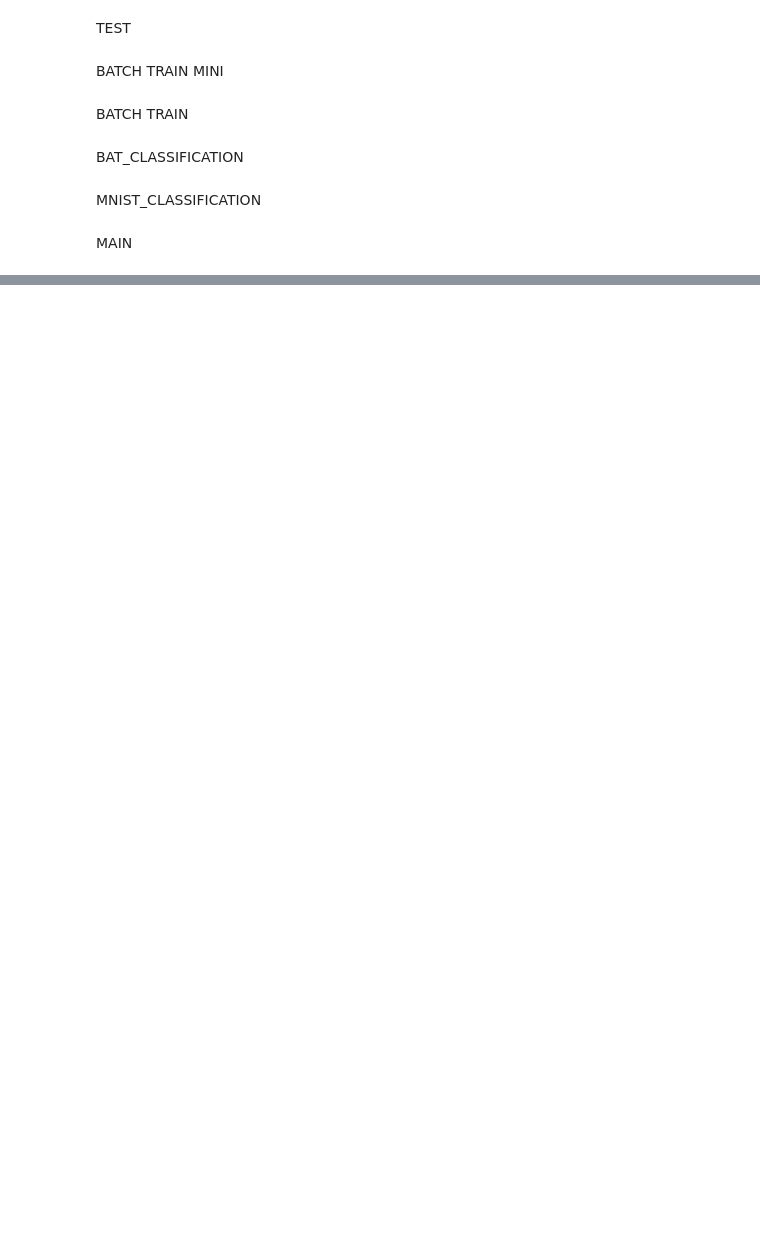
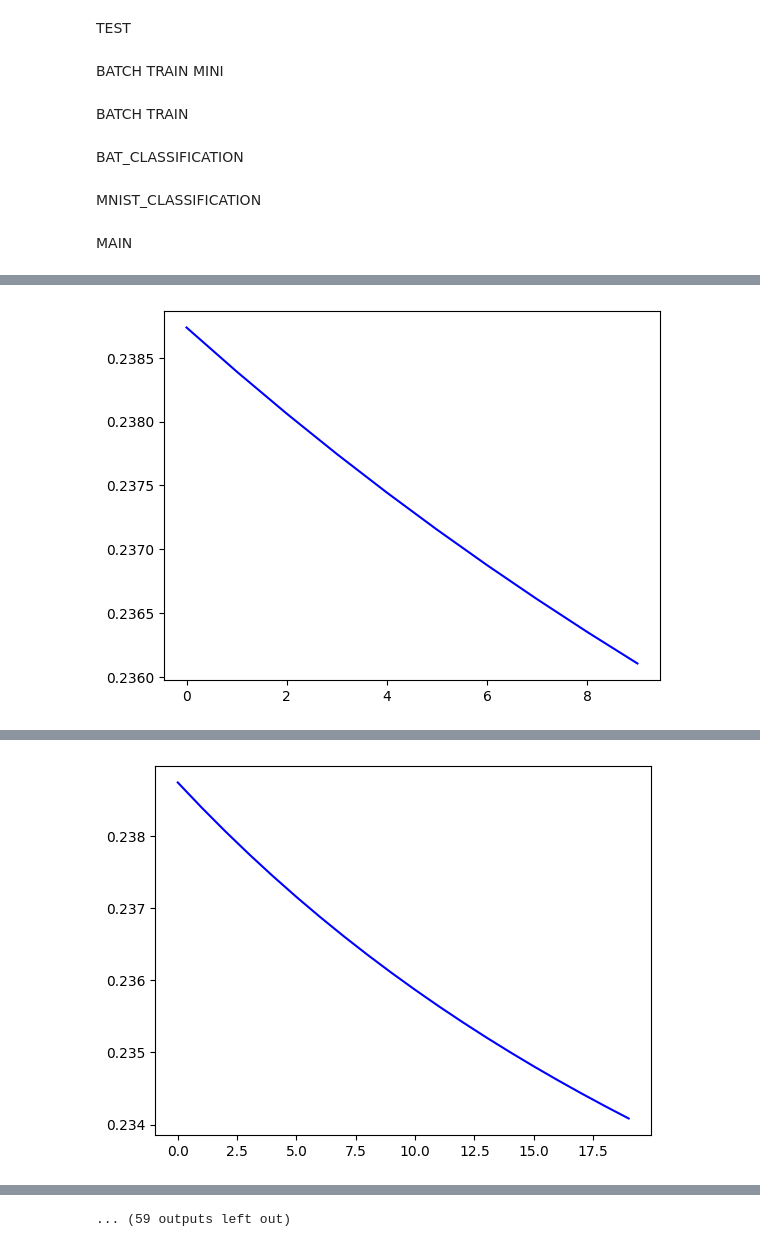
Before and after one commit to phutuan123vn/Assignment2, a Jupyter notebook: dnn_np.ipynb, the cells around one changed output, grey strips where cells are left out. Saved outputs shown, nothing was run; the diff lists cells and outputs as text; code cells hidden in the pictures; blank space fills up the shorter version.

```diff
--- a/dnn_np.ipynb
+++ b/dnn_np.ipynb
@@ -260,7 +268,29 @@ def minibatch_train(net, train_x, train_y, cfg):
     :param cfg: Config object
     """
     # [TODO 1.6] Implement mini-batch training
-    pass
+    train_set_x = train_x[:cfg.num_train].copy()
+    train_set_y = train_y[:cfg.num_train].copy()
+    train_set_y = create_one_hot(train_set_y, net.num_class)
+    all_loss = []
+
+    for e in range(cfg.num_epoch):
+        all_x = net.forward(train_set_x)
+        y_hat = all_x[-1]
+        loss = net.compute_loss(train_set_y, y_hat)
+        grads = net.backward(train_set_y, all_x)
+        net.update_weight(grads, cfg.learning_rate)
+
+        all_loss.append(loss)
+
+        if (e % cfg.epochs_to_draw == cfg.epochs_to_draw-1):
+            if (cfg.visualize):
+                y_hat = net.forward(train_x[0::3])[-1]
+                # visualize_point(train_x[0::3], train_y[0::3], y_hat)
+            plot_loss(all_loss, 2)
+            plt.show()
+            plt.pause(0.01)
+
+        print("Epoch %d: loss is %.5f" % (e+1, loss))
 # %% [markdown]
 BATCH TRAIN
 # %%
@@ -352,20 +384,21 @@ def mnist_classification():
 
     # Pad 1 as the third feature of train_x and test_x
     train_x = add_one(train_x)
+    # print(train_x.shape)
     val_x = add_one(val_x)
     test_x = add_one(test_x)
 
     # Define hyper-parameters and train-related parameters
-    cfg = Config(num_epoch=300, learning_rate=0.001, batch_size=200, num_train=train_x.shape, visualize=False)
+    cfg = Config(num_epoch=350, learning_rate=0.01, batch_size=200, num_train=train_x.shape[0], visualize=True,reg=1e-3)
 
     # Create NN classifier
     num_hidden_nodes = 100
     num_hidden_nodes_2 = 100
     num_hidden_nodes_3 = 100
     net = NeuralNet(num_class, cfg.reg)
-    net.add_linear_layer((train_x.shape[1],num_hidden_nodes), 'relu')
-    net.add_linear_layer((num_hidden_nodes, num_hidden_nodes_2), 'relu')
-    net.add_linear_layer((num_hidden_nodes_2, num_hidden_nodes_3), 'relu')
+    net.add_linear_layer((train_x.shape[1],num_hidden_nodes), 'tanh')
+    net.add_linear_layer((num_hidden_nodes, num_hidden_nodes_2), 'sigmoid')
+    net.add_linear_layer((num_hidden_nodes_2, num_hidden_nodes_3), 'sigmoid')
     net.add_linear_layer((num_hidden_nodes_3, num_class), 'softmax')
 
     #Minibatch training - training dataset using Minibatch approach
@@ -381,10 +414,11 @@ if __name__ == '__main__':
 
     #numerical check for your layer feedforward and backpropagation
     your_layer = Layer((60, 100), 'sigmoid')
-    unit_test_layer(your_layer)
+    # unit_test_layer(your_layer)
 
     plt.ion()
-    bat_classification()
+    # bat_classification()
     mnist_classification()
 
     pdb.set_trace()
+# %% [output]
@@ -390,0 +436 @@ if __name__ == '__main__':
+[figure, added]
@@ -390,0 +447 @@ if __name__ == '__main__':
+[figure, added]
@@ -390,0 +492 @@ if __name__ == '__main__':
+... (59 outputs left out)
```
Also changed, not shown: parts of 6 cells of this notebook, 1 other file.
